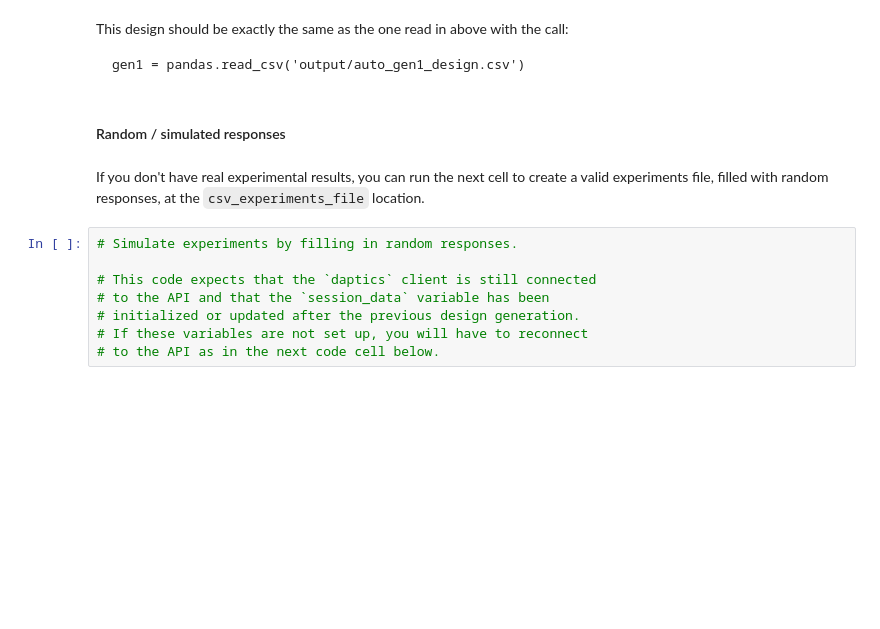
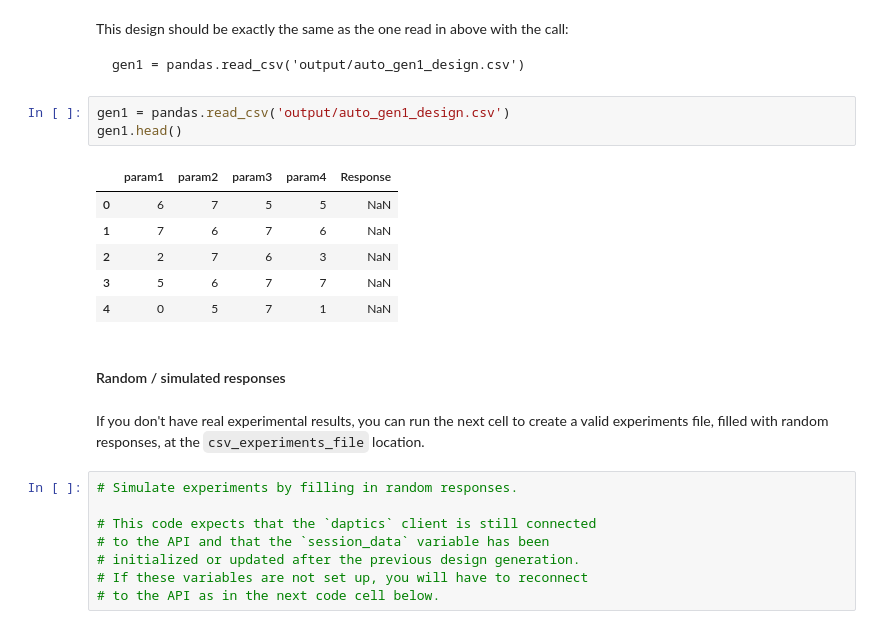
Before and after one commit to ProtoLife/daptics-api, a Jupyter notebook: python_client/Test.ipynb, the cells around one changed output. Drawn from its saved outputs; the diff is of its cells as text; blank space fills up the shorter version.

````diff
--- a/python_client/Test.ipynb
+++ b/python_client/Test.ipynb
@@ -369,6 +494,16 @@ This design should be exactly the same as the one read in above with the call:
 ```
 gen1 = pandas.read_csv('output/auto_gen1_design.csv')
 ```
+# %%
+gen1 = pandas.read_csv('output/auto_gen1_design.csv')
+gen1.head()
+# %% [output]
+|  | param1 | param2 | param3 | param4 | Response |
+| 0 | 6 | 7 | 5 | 5 | NaN |
+| 1 | 7 | 6 | 7 | 6 | NaN |
+| 2 | 2 | 7 | 6 | 3 | NaN |
+| 3 | 5 | 6 | 7 | 7 | NaN |
+| 4 | 0 | 5 | 7 | 1 | NaN |
 # %% [markdown]
 #### Random / simulated responses <a class="tocSkip">
 # %% [markdown]
````
Also changed, not shown: parts of 31 cells of this notebook.
